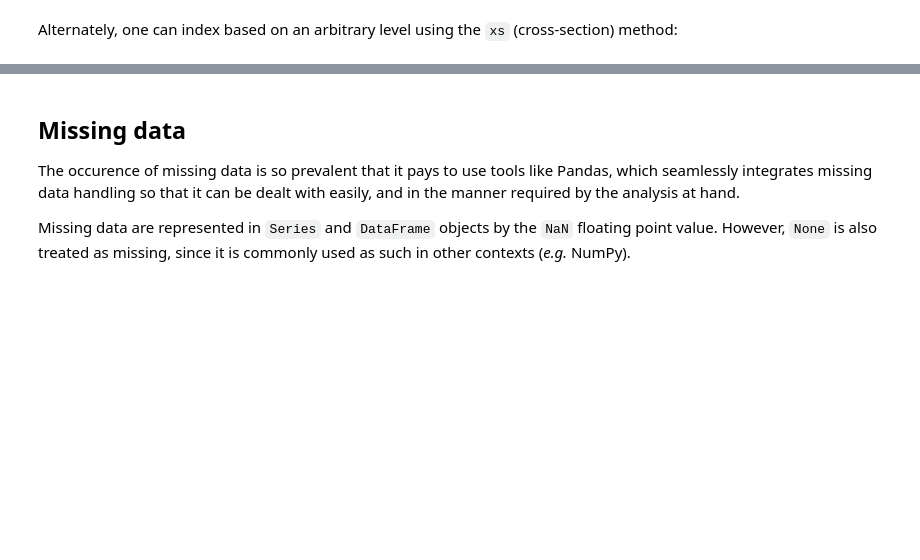
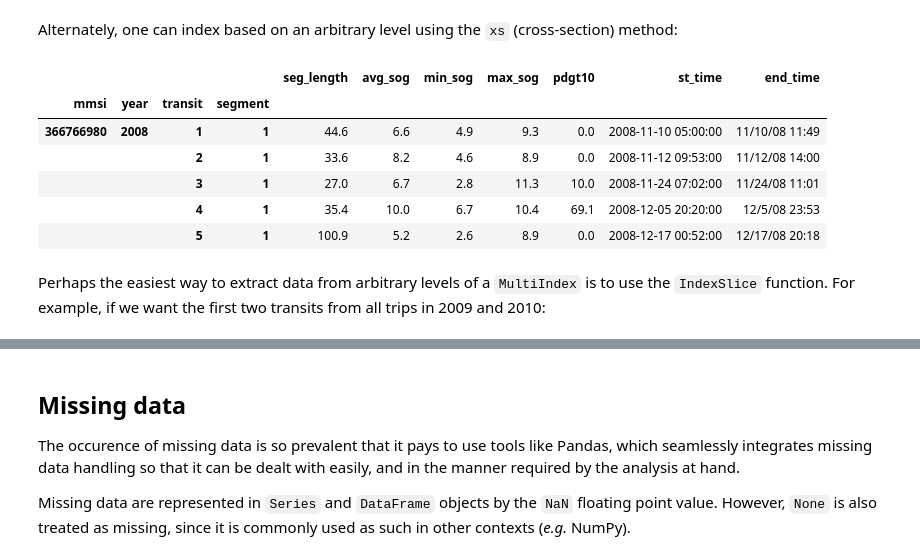
Before and after one commit to fonnesbeck/ngcm_pandas_2017, a Jupyter notebook: notebooks/2. Indexing, Selection and Operations.ipynb, the cells around one changed output, grey strips where cells are left out. Drawn from its saved outputs; the diff is of its cells as text; code cells hidden in the pictures; blank space fills up the shorter version.

```diff
--- a/notebooks/2. Indexing, Selection and Operations.ipynb
+++ b/notebooks/2. Indexing, Selection and Operations.ipynb
@@ -603,4 +664,14 @@ segments_hier.swaplevel('mmsi', 'name').loc['Sentinel']
 # %% [markdown]
 Alternately, one can index based on an arbitrary level using the `xs` (cross-section) method:
 # %%
-segments_hier.xs('Sentinel', level='name')
+segments_hier.xs('Sentinel', level='name').head()
+# %% [output]
+|  |  |  |  | seg_length | avg_sog | min_sog | max_sog | pdgt10 | st_time | end_time |
+| mmsi | year | transit | segment |  |  |  |  |  |  |  |
+| 366766980 | 2008 | 1 | 1 | 44.6 | 6.6 | 4.9 | 9.3 | 0.0 | 2008-11-10 05:00:00 | 11/10/08 11:49 |
+|  |  | 2 | 1 | 33.6 | 8.2 | 4.6 | 8.9 | 0.0 | 2008-11-12 09:53:00 | 11/12/08 14:00 |
+|  |  | 3 | 1 | 27.0 | 6.7 | 2.8 | 11.3 | 10.0 | 2008-11-24 07:02:00 | 11/24/08 11:01 |
+|  |  | 4 | 1 | 35.4 | 10.0 | 6.7 | 10.4 | 69.1 | 2008-12-05 20:20:00 | 12/5/08 23:53 |
+|  |  | 5 | 1 | 100.9 | 5.2 | 2.6 | 8.9 | 0.0 | 2008-12-17 00:52:00 | 12/17/08 20:18 |
+# %% [markdown]
+Perhaps the easiest way to extract data from arbitrary levels of a `MultiIndex` is to use the `IndexSlice` function. For example, if we want the first two transits from all trips in 2009 and 2010:
```
Also changed, not shown: parts of 14 cells of this notebook, 2 other files.
